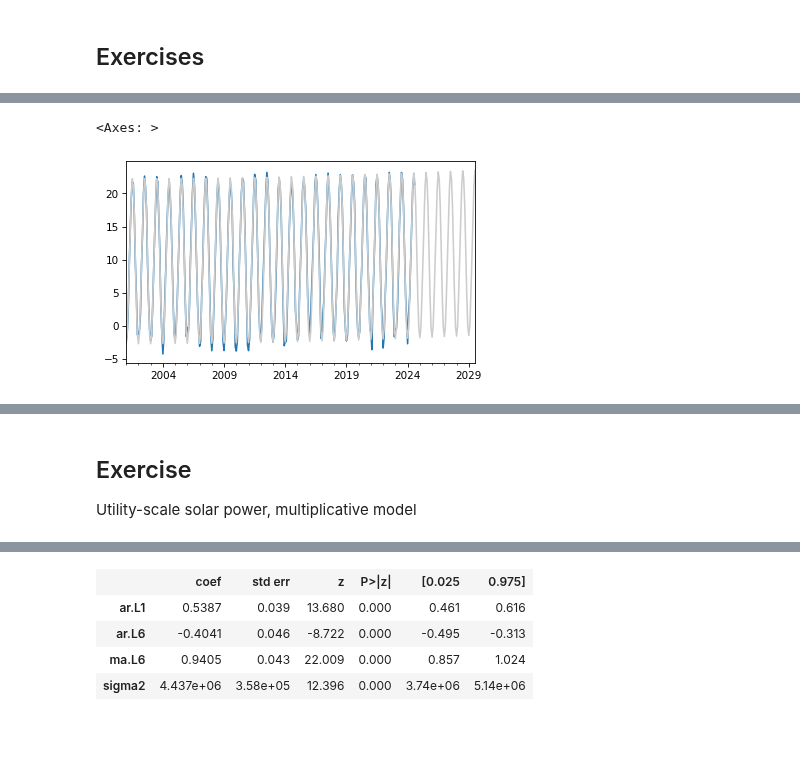
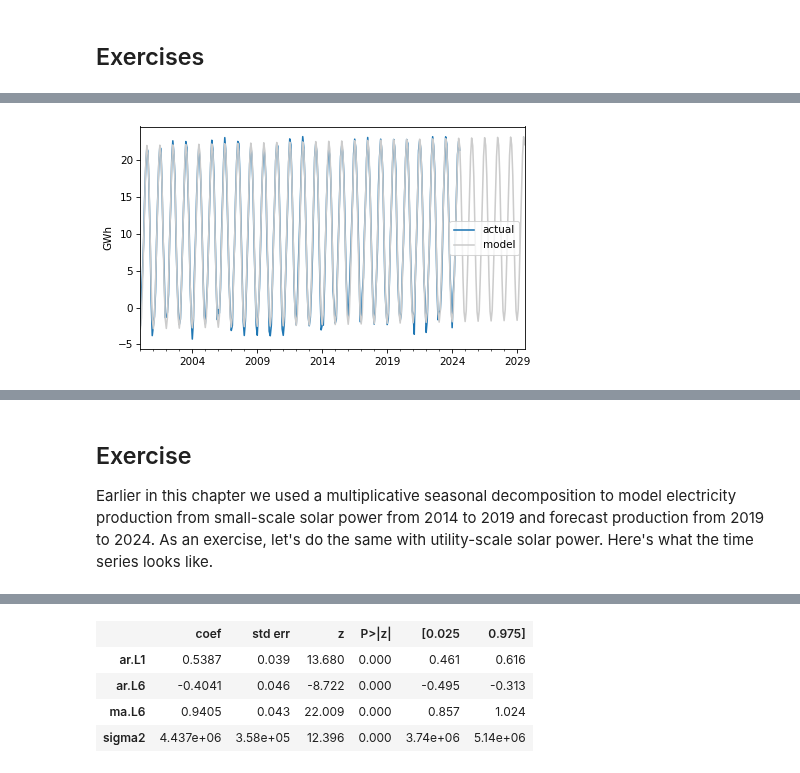
Before and after one commit to AllenDowney/ThinkStats, a Jupyter notebook: soln/chap12.ipynb, the cells around one changed output, grey strips where cells are left out. Saved outputs shown, nothing was run; the diff lists cells and outputs as text; code cells hidden in the pictures; blank space fills up the shorter version.

Commit message:
Chapter 12!

```diff
--- a/soln/chap12.ipynb
+++ b/soln/chap12.ipynb
@@ -977,3 +1001,9 @@ plot_decomposition(temp_series, decomposition)
 # %%
+# Solution
+
 trend = decomposition.trend
+months = np.arange(len(trend))
+data = pd.DataFrame({"trend": trend, "months": months}).dropna()
+results = smf.ols("trend ~ months", data=data).fit()
+display_summary(results)
 # %% [output]
@@ -1001,8 +1024,10 @@ display_summary(results)
 # %%
-month_range = np.arange(months.min(), months.max() + 5 * 12)
-df = pd.DataFrame({"months": month_range})
+# Solution
+
+# The question doesn't ask for a forecast, but here's how we can generate one.
+
+months = np.arange(len(trend) + 60)
+df = pd.DataFrame({"months": months})
 pred_trend = results.predict(df)
 # %% [output]
 [interactive output not drawn]
-# %%
-pred_trend.index = [t0 + pd.DateOffset(months=months) for months in month_range]
@@ -1010,0 +1034,7 @@ pred_trend.index = [t0 + pd.DateOffset(months=months) for months in month_range]
+# %%
+# Solution
+
+# We have to construct an index for the results
+
+t0 = temp_series.index[0]
+pred_trend.index = pd.date_range(start=t0, periods=len(pred_trend), freq="ME")
@@ -1026,16 +1064,20 @@ pred_seasonal.index = pred_trend.index
 # %% [output]
 [interactive output not drawn]
 # %%
+# Solution
+
 pred = pred_trend + pred_seasonal
 
-temp_series.plot()
-pred.plot(color="0.8")
+temp_series.plot(label="actual")
+pred.plot(color="0.8", label="model")
+decorate(ylabel="GWh")
 # %% [output]
-<Axes: >
-[figure, old version]
+[figure, new version]
 [interactive output not drawn]
 # %% [markdown]
 ## Exercise
 
-Utility-scale solar power, multiplicative model
+Earlier in this chapter we used a multiplicative seasonal decomposition to model electricity production from small-scale solar power from 2014 to 2019 and forecast production from 2019 to 2024.
+As an exercise, let's do the same with utility-scale solar power.
+Here's what the time series looks like.
 # %%
```
Also changed, not shown: parts of 105 cells of this notebook.
